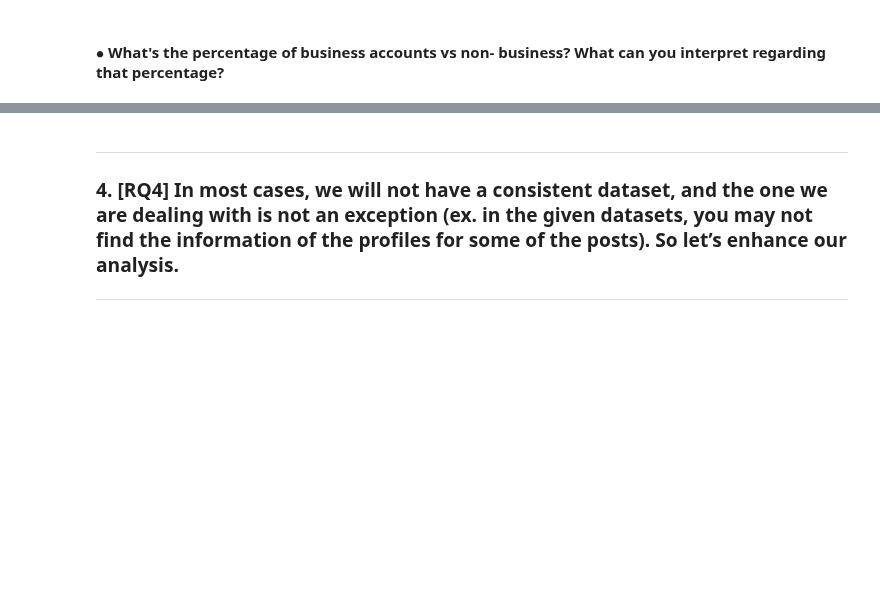
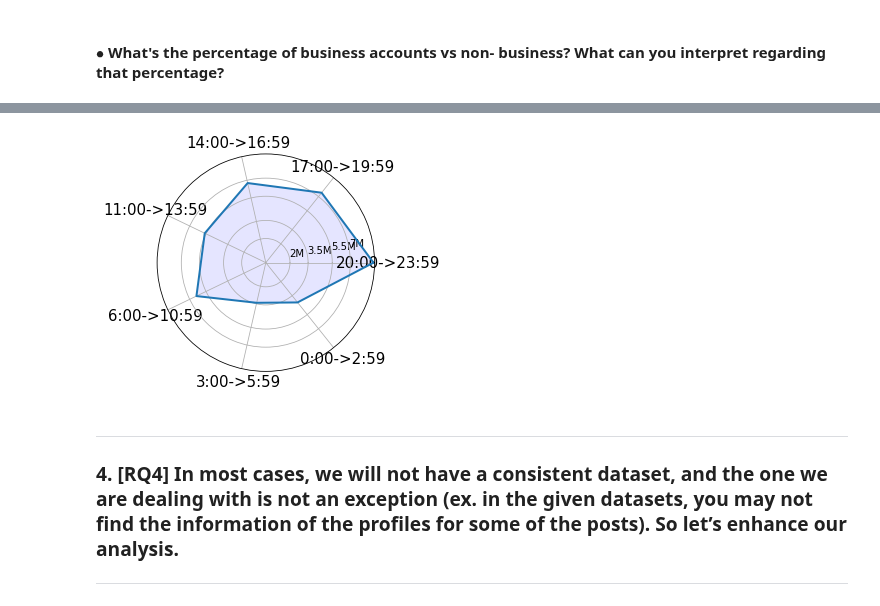
Before and after one commit to Prot10/ADM_HW_2, a Jupyter notebook: general.ipynb, the cells around one changed output, grey strips where cells are left out. Cells and saved outputs as stored; diff of their text form; code cells hidden in the pictures; blank space fills up the shorter version.

```diff
--- a/general.ipynb
+++ b/general.ipynb
@@ -302,0 +338,19 @@ Andrea
+# %%
+def inter(h,inters, categories):
+    assert len(inters)-1 == len(categories), 'Categories and Intervals length must match'
+    assert inters[0] == 0 and inters[-1]==24, 'Intervals list must start at 0 and end at 24'
+    for i in range(len(inters) - 1):
+        if h >= inters[i] and h < inters[i+1]:
+            return categories[i]
+
+def plot_intervals(hours_count, inters=range(0,25,4), col_name='hour'):
+    """A radarplot with the hours divided into intervals
+    :hours_count: a dataframe where index is the hours
+    :inters: a sorted list of hours breakpoints, starting at 1 and ending at 24
+    :col_name: the column of which the values have to be plotted
+    """
+    I = pd.CategoricalDtype(categories= [f"{inters[i]}:00->{inters[i+1]-1}:59" for i in range(len(inters)-1)], ordered=True)
+    hours_count['intervals'] = hours_count.index.to_series().apply(
+        lambda h :inter(h, inters, I.categories)
+    ).astype(I)
+    clock_graph(hours_count.groupby(by='intervals').sum()[col_name])
@@ -302,0 +369,5 @@ Andrea
+# %%
+INTERVALS = [0,3,6,11,14,17,20,24]
+plot_intervals(hours, INTERVALS)
+# %% [output]
+[figure, added]
```
Also changed, not shown: parts of 93 cells of this notebook, 1 other file.
